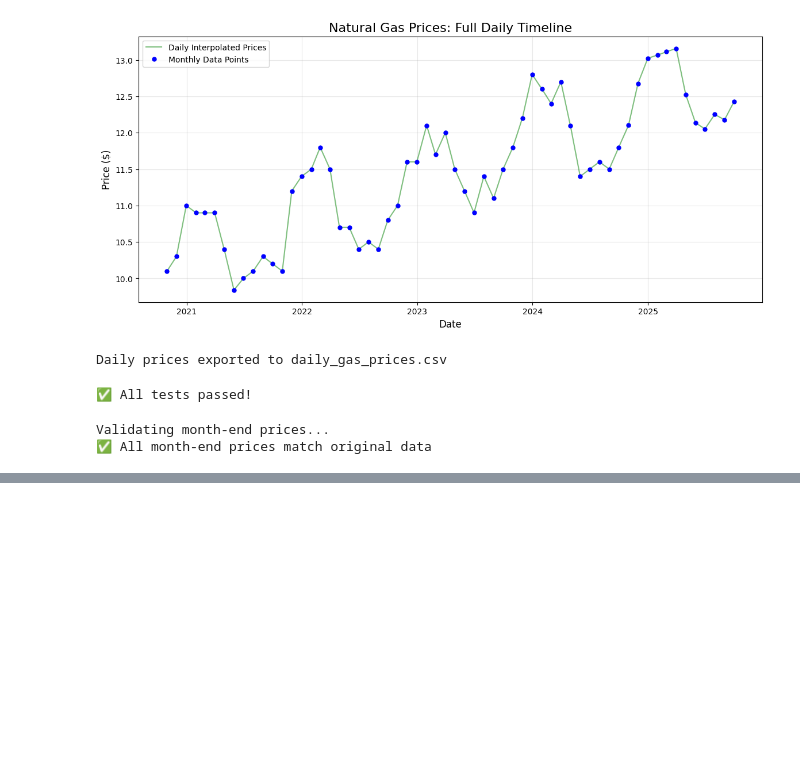
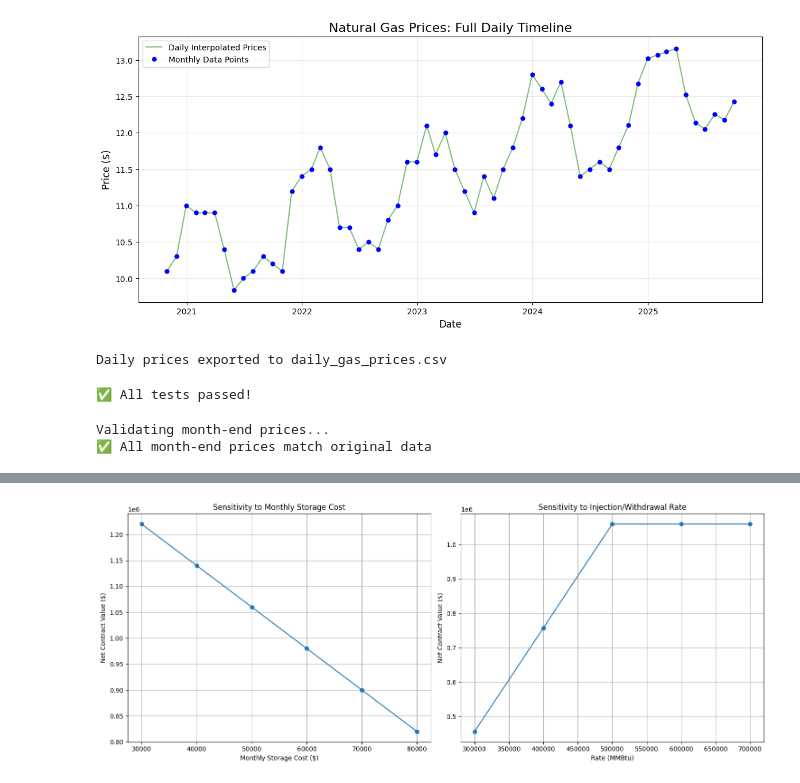
Before and after one commit to Sainirmit/JPMorganChase_Quant_CourseWork, a Jupyter notebook: Natural_Gas_Price_Prediction.ipynb, the cells around one changed output, grey strips where cells are left out. Saved outputs shown, nothing was run; the diff lists cells and outputs as text; code cells hidden in the pictures; blank space fills up the shorter version.

```diff
--- a/Natural_Gas_Price_Prediction.ipynb
+++ b/Natural_Gas_Price_Prediction.ipynb
@@ -249,0 +429,76 @@ Validating month-end prices...
+# %%
+# Perform sensitivity analysis on key parameters
+def sensitivity_analysis(df, base_params, param_name, param_range):
+    """
+    Perform sensitivity analysis on a specific parameter
+
+    Parameters:
+    - df: Price data DataFrame
+    - base_params: Dictionary of base parameters
+    - param_name: Name of parameter to vary
+    - param_range: List of values to try for the parameter
+
+    Returns:
+    - List of net values for each parameter value
+    """
+    results = []
+
+    for value in param_range:
+        # Create a copy of base params and update the specific parameter
+        params = base_params.copy()
+        params[param_name] = value
+
+        # Calculate contract value
+        result = price_storage_contract_detailed(df, **params)
+        results.append(result['net_value'])
+
+    return results
+
+# Base parameters
+base_params = {
+    'injection_dates': [pd.to_datetime('2023-06-30'), pd.to_datetime('2023-07-31')],
+    'withdrawal_dates': [pd.to_datetime('2023-12-31'), pd.to_datetime('2024-01-31')],
+    'injection_rate': 500000,
+    'withdrawal_rate': 500000,
+    'max_volume': 1000000,
+    'monthly_storage_cost': 50000,
+    'injection_cost_per_mmbtu': 0.02,
+    'withdrawal_cost_per_mmbtu': 0.02,
+    'transport_cost': 25000
+}
+
+# Storage cost sensitivity
+storage_costs = [30000, 40000, 50000, 60000, 70000, 80000]
+storage_sensitivity = sensitivity_analysis(df, base_params, 'monthly_storage_cost', storage_costs)
+
+# Injection/withdrawal rates sensitivity
+rates = [300000, 400000, 500000, 600000, 700000]
+rate_sensitivity = sensitivity_analysis(df, base_params, 'injection_rate', rates)
+# Assume withdrawal rate changes with injection rate
+for i, rate in enumerate(rates):
+    base_params['withdrawal_rate'] = rate
+    base_params['injection_rate'] = rate
+    result = price_storage_contract_detailed(df, **base_params)
+    rate_sensitivity[i] = result['net_value']
+
+# Plot sensitivity results
+plt.figure(figsize=(15, 6))
+
+plt.subplot(1, 2, 1)
+plt.plot(storage_costs, storage_sensitivity, marker='o')
+plt.title('Sensitivity to Monthly Storage Cost')
+plt.xlabel('Monthly Storage Cost ($)')
+plt.ylabel('Net Contract Value ($)')
+plt.grid(True)
+
+plt.subplot(1, 2, 2)
+plt.plot(rates, rate_sensitivity, marker='o')
+plt.title('Sensitivity to Injection/Withdrawal Rate')
+plt.xlabel('Rate (MMBtu)')
+plt.ylabel('Net Contract Value ($)')
+plt.grid(True)
+
+plt.tight_layout()
+plt.show()
+# %% [output]
+[figure, added]
```
Also changed, not shown: parts of 7 cells of this notebook.
